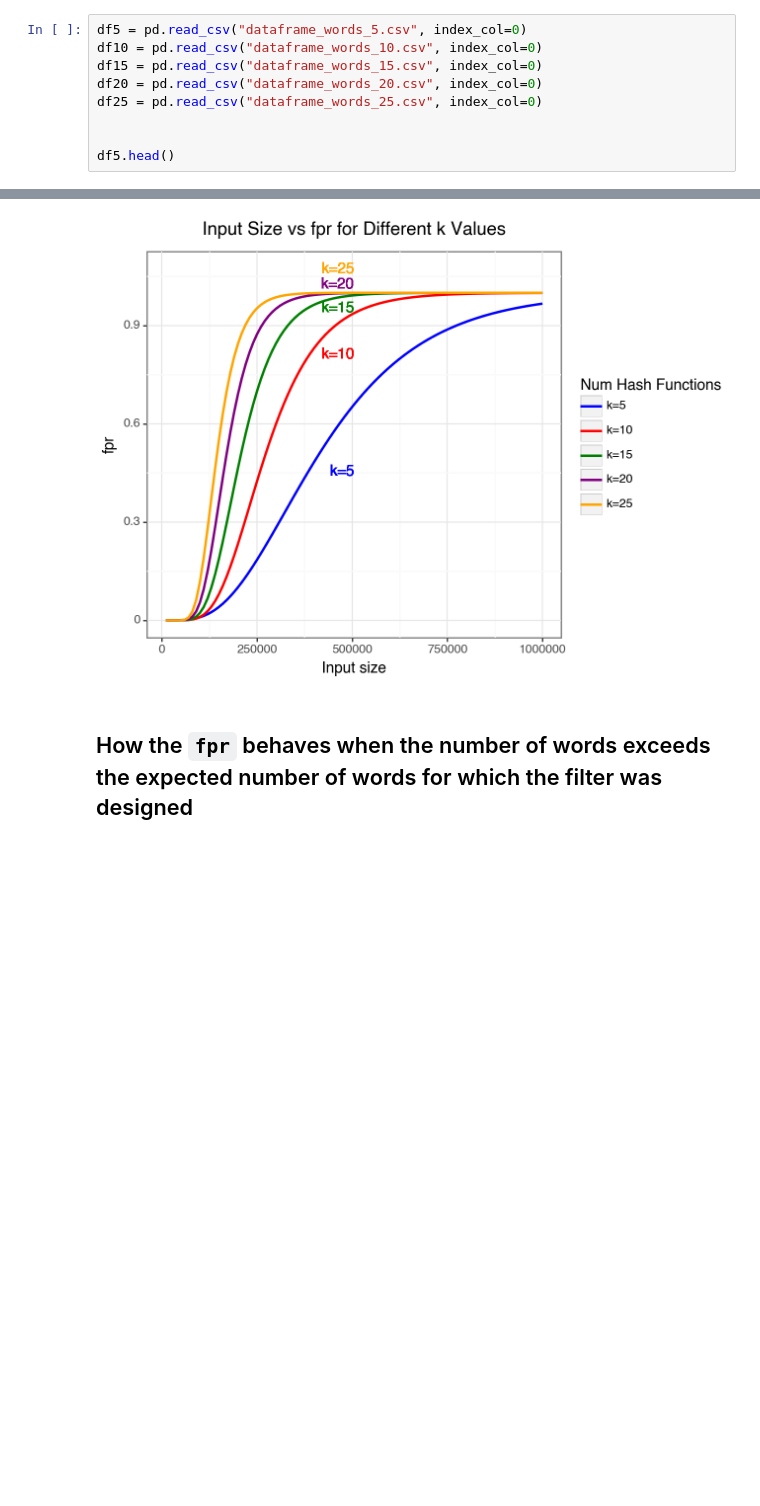
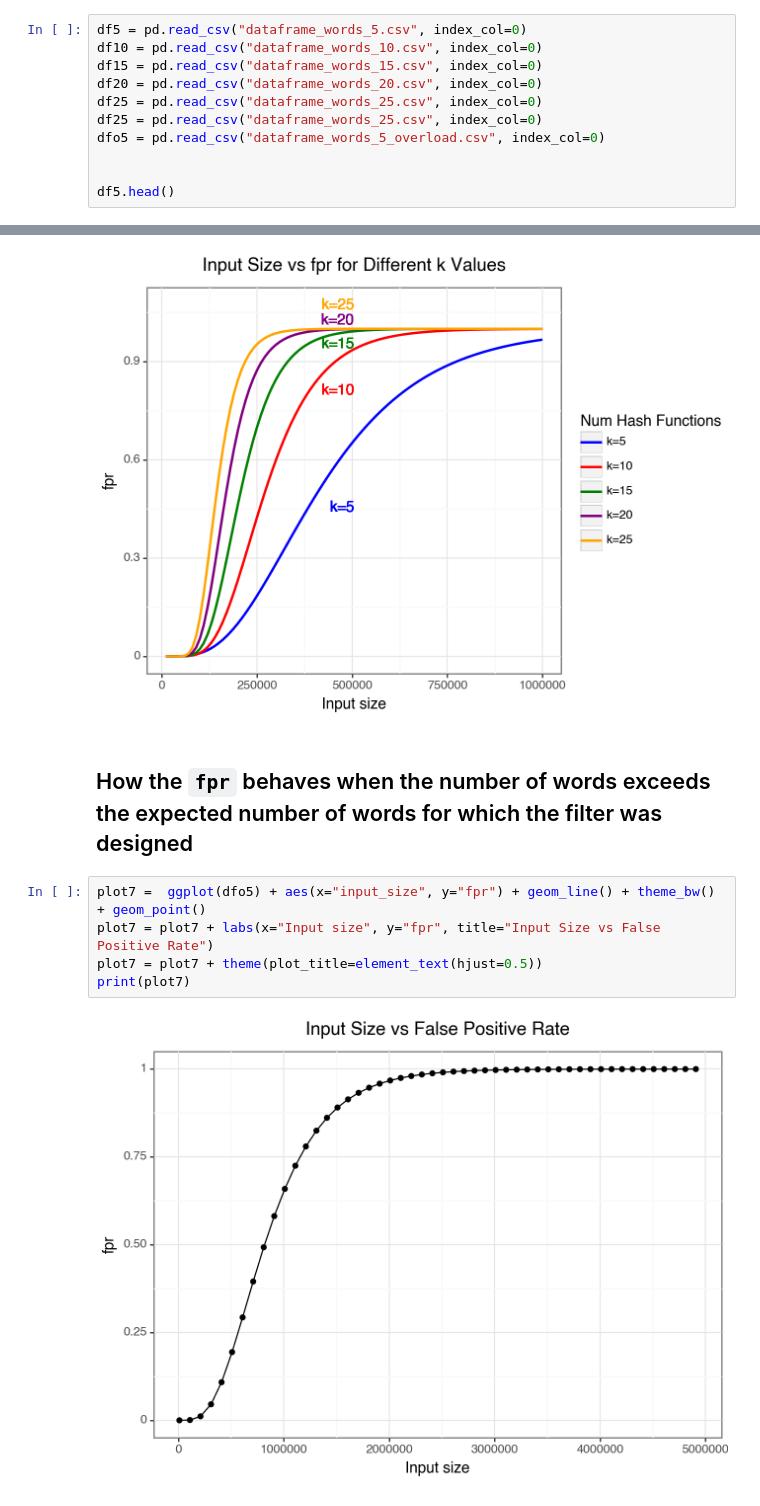
Before and after one commit to Clare-Joyce/CDS_Project, a Jupyter notebook: report.ipynb, the cells around one changed output, grey strips where cells are left out. Drawn from its saved outputs; the diff is of its cells as text; blank space fills up the shorter version.

```diff
--- a/report.ipynb
+++ b/report.ipynb
@@ -29,6 +29,8 @@ df10 = pd.read_csv("dataframe_words_10.csv", index_col=0)
 df15 = pd.read_csv("dataframe_words_15.csv", index_col=0)
 df20 = pd.read_csv("dataframe_words_20.csv", index_col=0)
 df25 = pd.read_csv("dataframe_words_25.csv", index_col=0)
+df25 = pd.read_csv("dataframe_words_25.csv", index_col=0)
+dfo5 = pd.read_csv("dataframe_words_5_overload.csv", index_col=0)
 
 
 df5.head()
@@ -161,3 +163,10 @@ print(plot7)
 [figure]
 # %% [markdown]
 ## How the `fpr` behaves when the number of words exceeds the expected number of words for which the filter was designed
+# %%
+plot7 =  ggplot(dfo5) + aes(x="input_size", y="fpr") + geom_line() + theme_bw() + geom_point()
+plot7 = plot7 + labs(x="Input size", y="fpr", title="Input Size vs False Positive Rate")
+plot7 = plot7 + theme(plot_title=element_text(hjust=0.5))
+print(plot7)
+# %% [output]
+[figure, added]
```
